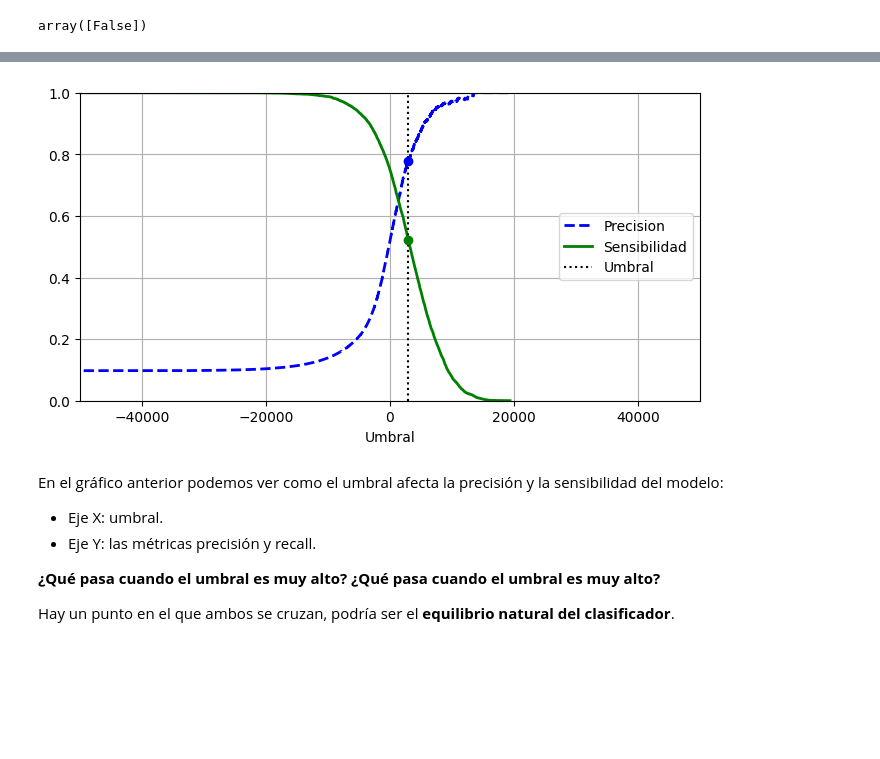
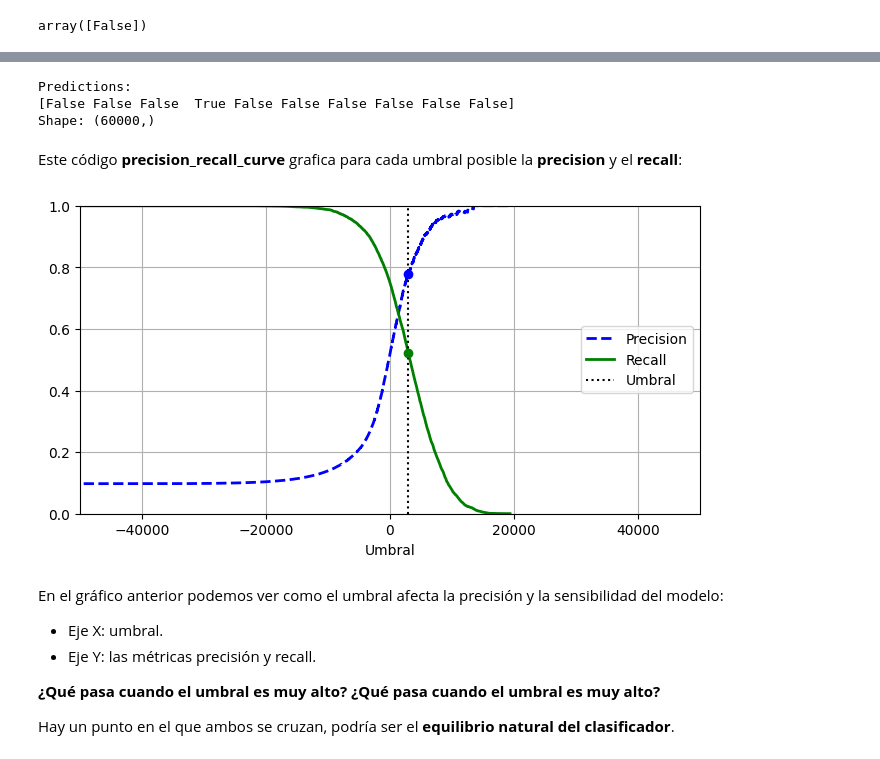
Before and after one commit to elnostos/Curso_EDA_ML_UDEA, a Jupyter notebook: ML_Classification.ipynb, the cells around one changed output, grey strips where cells are left out. Cells and saved outputs as stored; diff of their text form; code cells hidden in the pictures; blank space fills up the shorter version.

```diff
--- a/ML_Classification.ipynb
+++ b/ML_Classification.ipynb
@@ -394,3 +437,15 @@ y_scores = cross_val_predict(sgd_clf, X_train, y_train_8, cv=3,
+# %%
+y_predictions = cross_val_predict(sgd_clf, X_train, y_train_8, cv=3,
+                                 method="predict")
+print("\nPredictions:")
+print(y_predictions[:10])  # Primeras 10 predicciones
+print(f"Shape: {y_predictions.shape}")
+# %% [output]
+Predictions:
+[False False False  True False False False False False False]
+Shape: (60000,)
+# %% [markdown]
+Este código **precision_recall_curve** grafica para cada umbral posible la **precision** y el **recall**:
 # %%
 from sklearn.metrics import precision_recall_curve
 
@@ -398,20 +453,20 @@ precisions, recalls, thresholds = precision_recall_curve(y_train_8, y_scores)
 # %%
 plt.figure(figsize=(8, 4))
 plt.plot(thresholds, precisions[:-1], "b--", label="Precision", linewidth=2)
-plt.plot(thresholds, recalls[:-1], "g-", label="Sensibilidad", linewidth=2)
+plt.plot(thresholds, recalls[:-1], "g-", label="Recall", linewidth=2)
 plt.vlines(threshold, 0, 1.0, "k", "dotted", label="Umbral")
 
 idx = (thresholds >= threshold).argmax()  # first index ≥ threshold
 plt.plot(thresholds[idx], precisions[idx], "bo")
 plt.plot(thresholds[idx], recalls[idx], "go")
 plt.axis([-50000, 50000, 0, 1])
 plt.grid()
 plt.xlabel("Umbral")
 plt.legend(loc="center right")
 
 plt.show()
 # %% [output]
-[figure, old version]
+[figure, new version]
 # %% [markdown]
 En el gráfico anterior podemos  ver como el umbral afecta la precisión y la sensibilidad del modelo:
 
```
Also changed, not shown: parts of 58 cells of this notebook.
